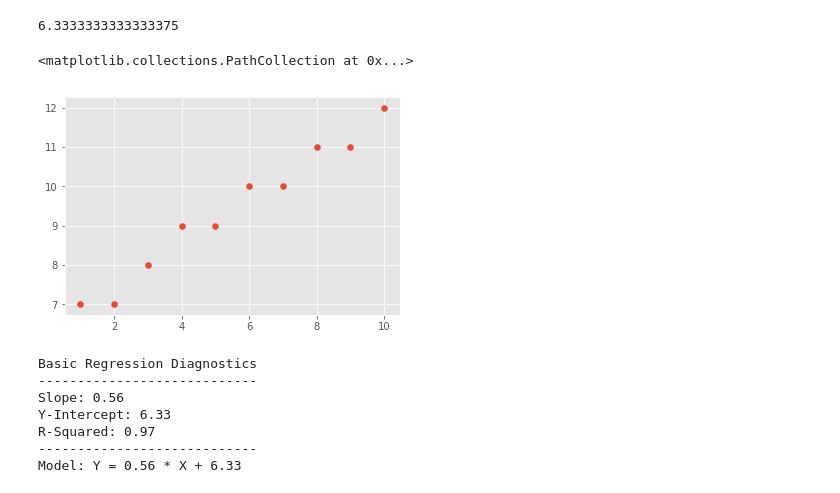
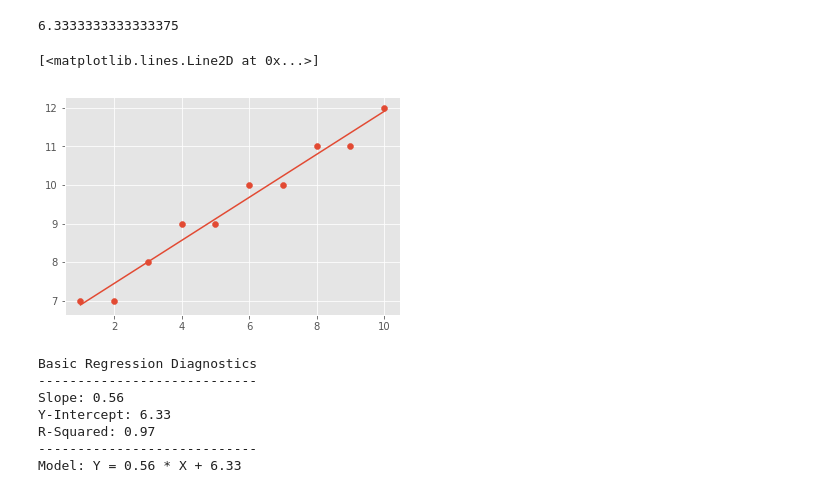
Before and after one commit to AR3441/dsc-0-10-10-complete-regression-nyc-ds-career-031119, a Jupyter notebook: index.ipynb, the cells around one changed output. Cells and saved outputs as stored; diff of their text form; code cells hidden in the pictures.

```diff
--- a/index.ipynb
+++ b/index.ipynb
@@ -57,10 +57,10 @@ b
 regression_lin = m*X + b
 # %%
 plt.scatter(X,Y)
-plt.plot()
+plt.plot(X,regression_lin)
 # %% [output]
-<matplotlib.collections.PathCollection at 0x...>
+[<matplotlib.lines.Line2D at 0x...>]
-[figure, old version]
+[figure, new version]
 # %%
 # Basic Regression Diagnostics
 # ----------------------------
```
